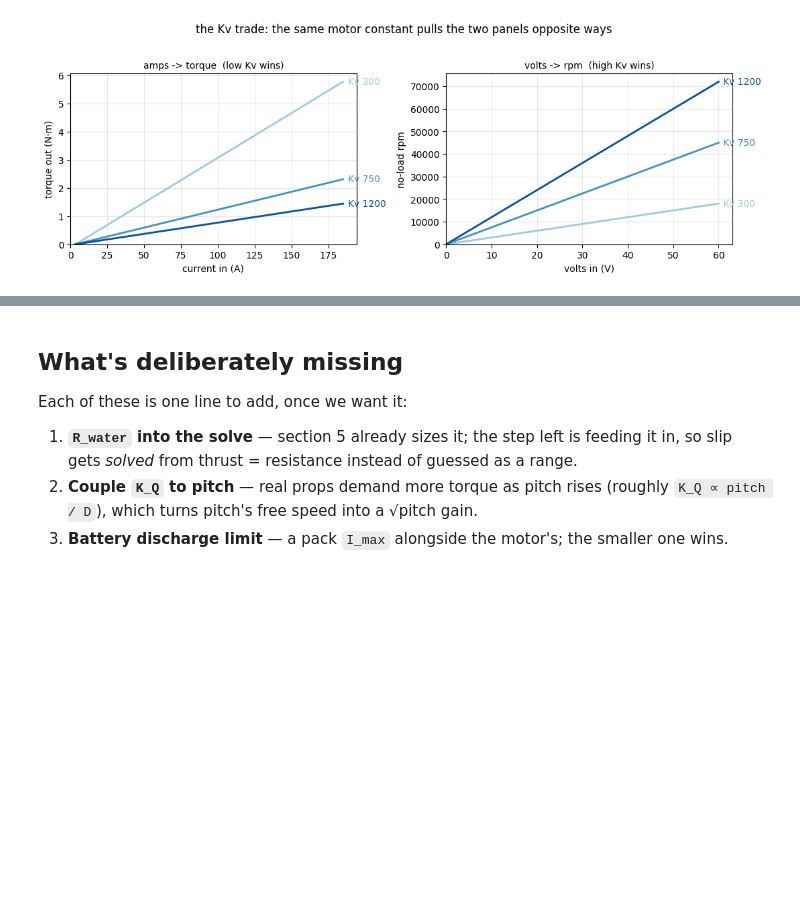
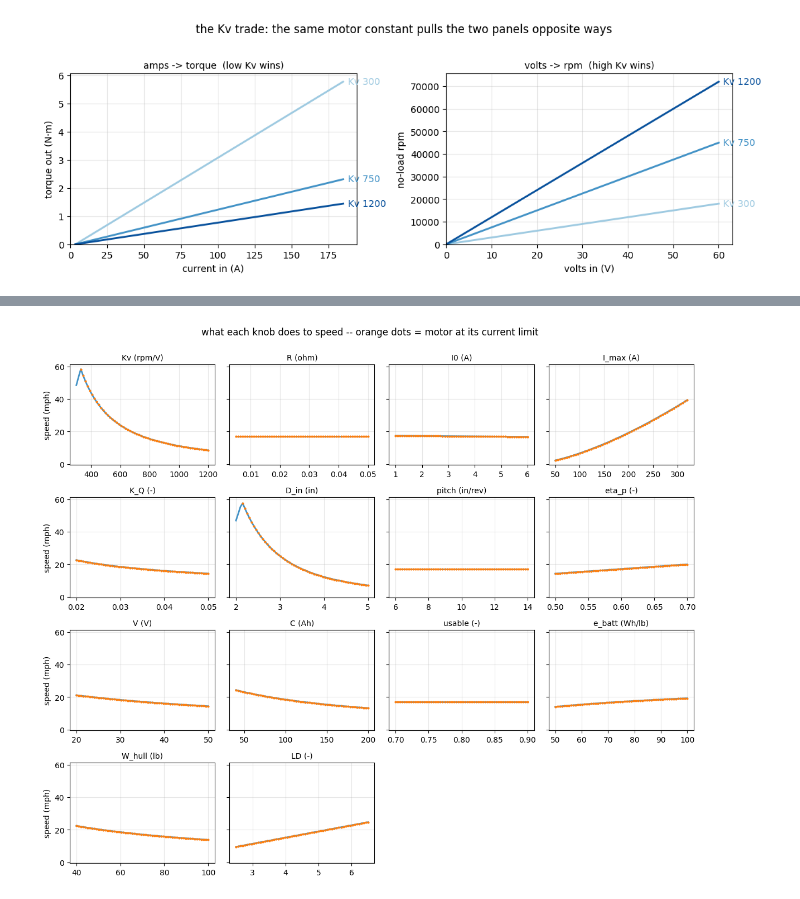
Before and after one commit to MarMar888/hav, a Jupyter notebook: optimization/willmarley.ipynb, the cells around one changed output, grey strips where cells are left out. Drawn from its saved outputs; the diff is of its cells as text; code cells hidden in the pictures; blank space fills up the shorter version.

```diff
--- a/optimization/willmarley.ipynb
+++ b/optimization/willmarley.ipynb
@@ -438,11 +425,22 @@ caution, top-left corner: 262 mph at 23291 rpm -- pitch here is a free gear rati
-# %% [markdown]
-## What's deliberately missing
-
-Each of these is one line to add, once we want it:
-
-1. **`R_water` into the solve** — section 5 already sizes it; the step left is feeding it
-   in, so slip gets *solved* from thrust = resistance instead of guessed as a range.
-2. **Couple `K_Q` to pitch** — real props demand more torque as pitch rises (roughly
-   `K_Q ∝ pitch / D`), which turns pitch's free speed into a √pitch gain.
-3. **Battery discharge limit** — a pack `I_max` alongside the motor's; the smaller
-   one wins.
+# %%
+# one panel per input: sweep it across its range, everything else held mid-range
+fig, axes = plt.subplots(4, 4, figsize=(12, 10), sharey=True)
+for key, ax in zip(BOUNDS, axes.flat):
+    lo, hi = BOUNDS[key]
+    xs = np.linspace(lo, hi, 60)
+    res = [solve(**{key: x}) for x in xs]
+    ys = np.array([r["mph"] for r in res])
+    lim = np.array([r["limited"] for r in res])
+    ax.plot(xs, ys, color="#4292c6", lw=2)
+    if lim.any():
+        ax.plot(xs[lim], ys[lim], ".", color="tab:orange", ms=4)
+    ax.set_title(f"{key} ({UNITS[key]})", fontsize=10)
+    ax.grid(alpha=0.3)
+for ax in axes.flat[len(BOUNDS):]:
+    ax.axis("off")
+for ax in axes[:, 0]:
+    ax.set_ylabel("speed (mph)")
+fig.suptitle("what each knob does to speed -- orange dots = motor at its current limit", y=1.0)
+plt.tight_layout(); plt.show()
+# %% [output]
+[figure, added]
```
Also changed, not shown: parts of 19 cells of this notebook, 3 other files.
